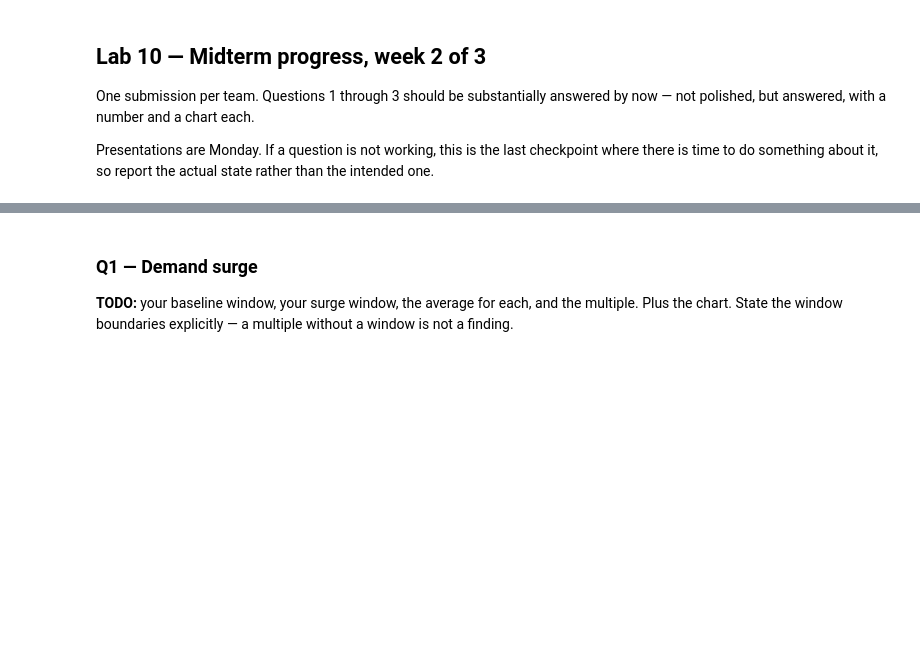
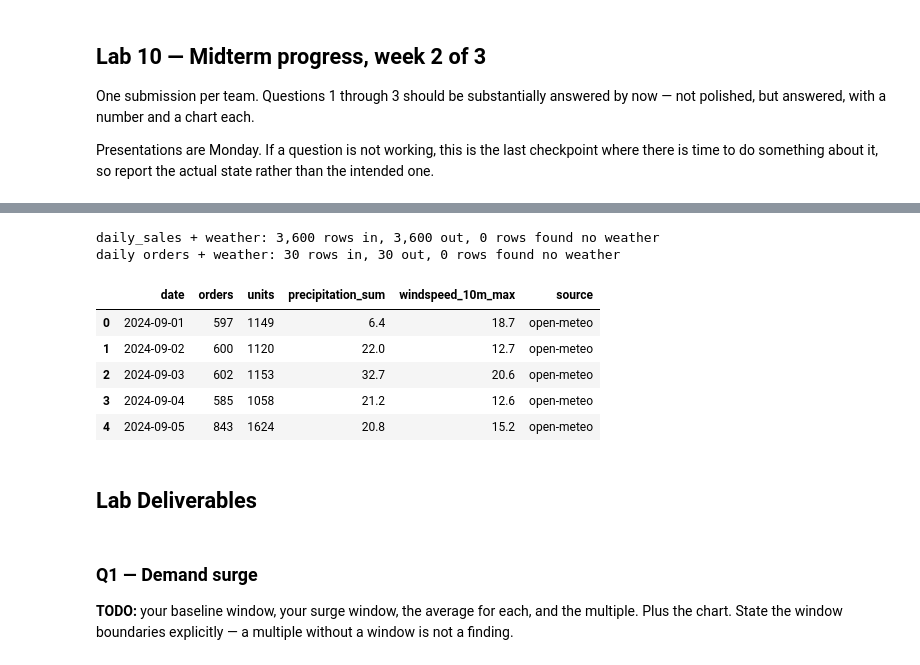
Before and after one commit to amulyasundaresan/Midterm-1, a Jupyter notebook: notebooks/06-midterm-walmart/2026-10-30 — Midterm Progress — Lab.ipynb, the cells around one changed output, grey strips where cells are left out. Cells and saved outputs as stored; diff of their text form; code cells hidden in the pictures; blank space fills up the shorter version.

```diff
--- a/notebooks/06-midterm-walmart/2026-10-30 — Midterm Progress — Lab.ipynb
+++ b/notebooks/06-midterm-walmart/2026-10-30 — Midterm Progress — Lab.ipynb
@@ -12,0 +545,20 @@ Presentations are Monday. If a question is not working, this is the last checkpo
+# %%
+try:
+    weather_raw = fetch_weather('2024-09-01', '2024-09-30')
+    print('Live API call succeeded.')
+except requests.RequestException as err:
+    print('!' * 70)
+    print('API CALL FAILED:', err)
+    print('Using the saved fallback sample. Fix this before you submit.')
+    print('!' * 70)
+    weather_raw = FALLBACK.copy()
+
+weather = clean_weather(weather_raw)
+print('source:', weather['source'].iloc[0], '| rows:', len(weather))
+
+if weather['source'].iloc[0] == 'open-meteo':
+    d_rain = (weather['precipitation_sum'] - FALLBACK['precipitation_sum']).abs().max()
+    d_wind = (weather['windspeed_10m_max'] - FALLBACK['windspeed_10m_max']).abs().max()
+    print(f'largest difference from the saved copy: rain {d_rain:.2f} mm, wind {d_wind:.2f} km/h '
+          '(if these are not ~0, find out why: units, grid cell, or a data revision)')
+weather.head()
@@ -13,3 +609,35 @@ Presentations are Monday. If a question is not working, this is the last checkpo
+# %%
+def checked_merge(left, right, on, name):
+    n = len(left)
+    out = left.merge(right, on=on, how='left', validate='many_to_one', indicator=True)
+    assert len(out) == n, f'{name}: row count changed {n} -> {len(out)}'
+    no_match = int((out['_merge'] != 'both').sum())
+    print(f'{name}: {n:,} rows in, {len(out):,} out, {no_match} rows found no weather')
+    return out.drop(columns='_merge')
+
+weather_daily = weather[['date', 'precipitation_sum', 'windspeed_10m_max', 'source']]
+
+# (a) the database's daily summary (by store x category x day) + weather
+sales_weather = checked_merge(daily_sales, weather_daily, on='date', name='daily_sales + weather')
+
+# (b) transactions rolled up to one row per day + weather
+daily_orders = (transactions.dropna(subset=['date_best'])
+                .groupby('date_best')
+                .agg(orders=('transaction_id', 'count'), units=('quantity_clean', 'sum'))
+                .reset_index().rename(columns={'date_best': 'date'}))
+orders_weather = checked_merge(daily_orders, weather_daily, on='date', name='daily orders + weather')
+orders_weather.head()
+# %% [output]
+daily_sales + weather: 3,600 rows in, 3,600 out, 0 rows found no weather
+daily orders + weather: 30 rows in, 30 out, 0 rows found no weather
+|  | date | orders | units | precipitation_sum | windspeed_10m_max | source |
+| 0 | 2024-09-01 | 597 | 1149 | 6.4 | 18.7 | open-meteo |
+| 1 | 2024-09-02 | 600 | 1120 | 22.0 | 12.7 | open-meteo |
+| 2 | 2024-09-03 | 602 | 1153 | 32.7 | 20.6 | open-meteo |
+| 3 | 2024-09-04 | 585 | 1058 | 21.2 | 12.6 | open-meteo |
+| 4 | 2024-09-05 | 843 | 1624 | 20.8 | 15.2 | open-meteo |
+# %% [markdown]
+## Lab Deliverables
 # %% [markdown]
 ### Q1 — Demand surge
 
```
Also changed, not shown: parts of 17 cells of this notebook.
